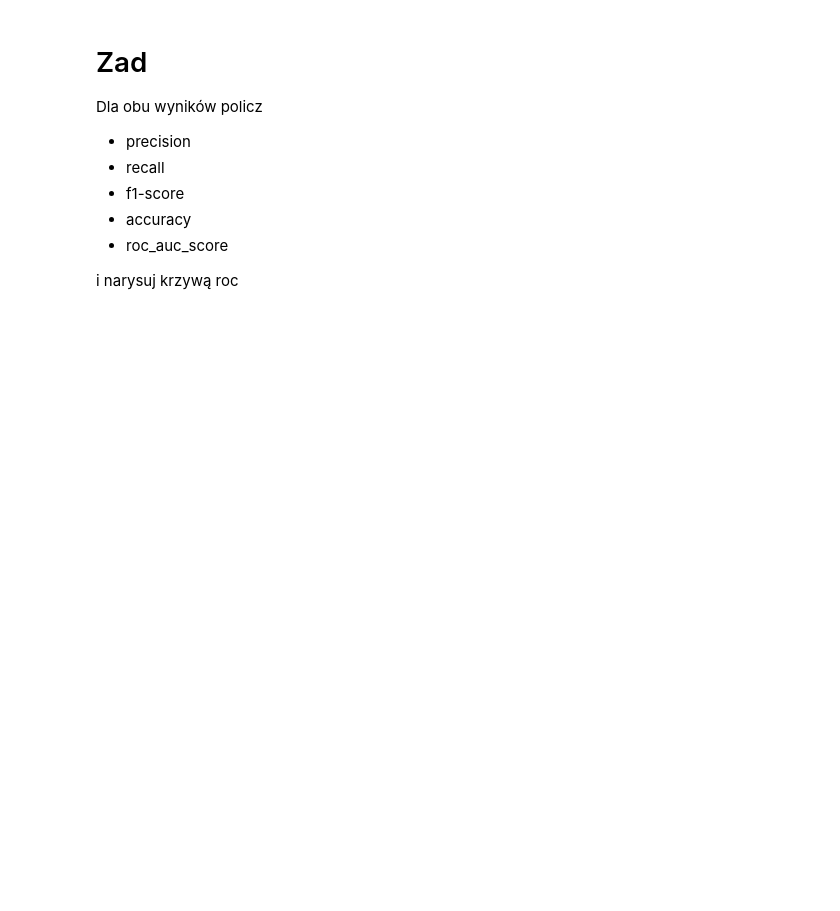
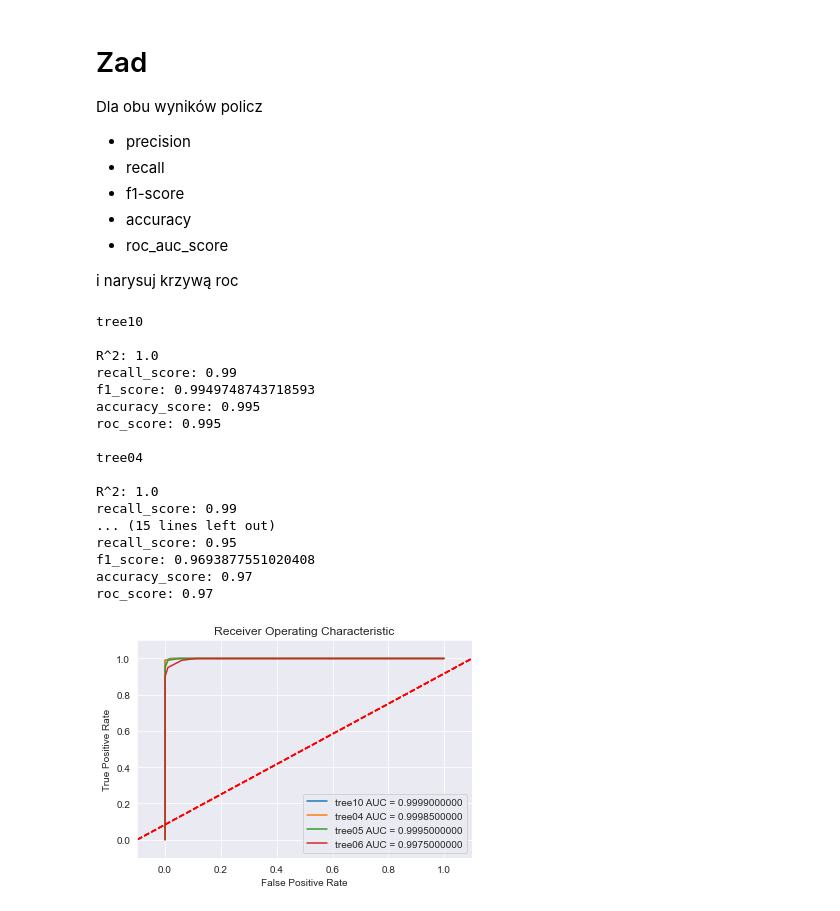
Before and after one commit to she3r/podstawy_sztucznej_inteligencji, a Jupyter notebook: Z10_A_decision_trees.ipynb, the cells around one changed output. Drawn from its saved outputs; the diff is of its cells as text; code cells hidden in the pictures; blank space fills up the shorter version.

```diff
--- a/Z10_A_decision_trees.ipynb
+++ b/Z10_A_decision_trees.ipynb
@@ -172,3 +235,75 @@ Dla obu wyników policz
 * roc_auc_score
 
 i narysuj krzywą roc
+# %%
+from sklearn.metrics import roc_auc_score
+from sklearn import metrics
+
+models = dict()
+clf10 = DecisionTreeClassifier(max_depth=10, random_state=42)
+models['tree10'] = clf10
+clf9 = DecisionTreeClassifier(max_depth=9, random_state=42)
+models['tree10'] = clf9
+clf8 = DecisionTreeClassifier(max_depth=8, random_state=42)
+models['tree10'] = clf8
+clf7 = DecisionTreeClassifier(max_depth=7, random_state=42)
+models['tree10'] = clf7
+
+clf04 = DecisionTreeClassifier(min_samples_leaf=4, random_state=42)
+models['tree04'] = clf04
+clf05 = DecisionTreeClassifier(min_samples_leaf=5, random_state=42)
+models['tree05'] = clf05
+clf06 = DecisionTreeClassifier(min_samples_leaf=6, random_state=42)
+models['tree06'] = clf06
+
+for _, model in models.items():
+    model.fit(X, y)
+
+precision_score = []
+recall_score = []
+f1_score = []
+accuracy_score = []
+for name, model in models.items():
+    print( '\n' + name + '\n')
+    print("R^2: {}".format(metrics.precision_score(y, model.predict(X)) ))
+    print("recall_score: {}".format( metrics.recall_score(y, model.predict(X)) ))
+    print("f1_score: {}".format( metrics.f1_score(y, model.predict(X)) ))
+    print("accuracy_score: {}".format( metrics.accuracy_score(y, model.predict(X)) ))
+    print("roc_score: {}".format( roc_auc_score(y, model.predict(X))))
+
+    # calculate the fpr and tpr for all thresholds of the classification
+    probs = model.predict_proba(X)
+    preds = probs[:,1]
+    fpr, tpr, threshold = metrics.roc_curve(y, preds)
+    roc_auc = metrics.auc(fpr, tpr)
+
+    # method I: plt
+    import matplotlib.pyplot as plt
+    plt.title('Receiver Operating Characteristic')
+    plt.plot(fpr, tpr, label = '%s AUC = %0.10f' % (name, roc_auc))
+    plt.legend(loc = 'lower right')
+    plt.plot([-0.1, 1.1], [0, 1],'r--')
+    plt.xlim([-0.1, 1.1])
+    plt.ylim([-0.1, 1.1])
+    plt.ylabel('True Positive Rate')
+    plt.xlabel('False Positive Rate')
+plt.show()
+# %% [output]
+tree10
+
+R^2: 1.0
+recall_score: 0.99
+f1_score: 0.9949748743718593
+accuracy_score: 0.995
+roc_score: 0.995
+
+tree04
+
+R^2: 1.0
+recall_score: 0.99
+... (15 lines left out)
+recall_score: 0.95
+f1_score: 0.9693877551020408
+accuracy_score: 0.97
+roc_score: 0.97
+[figure, added]
```
Also changed, not shown: parts of 12 cells of this notebook, 8 other files.
